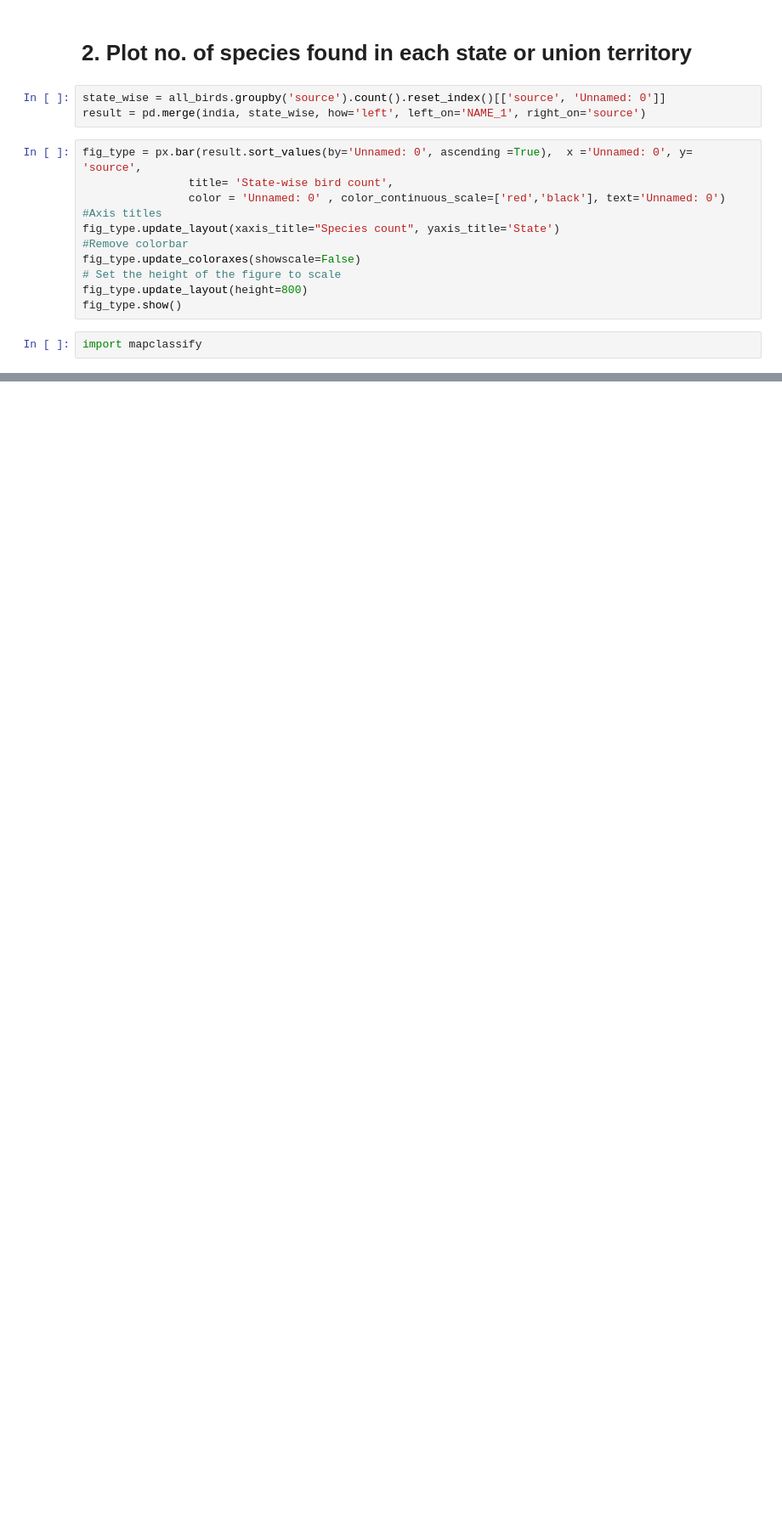
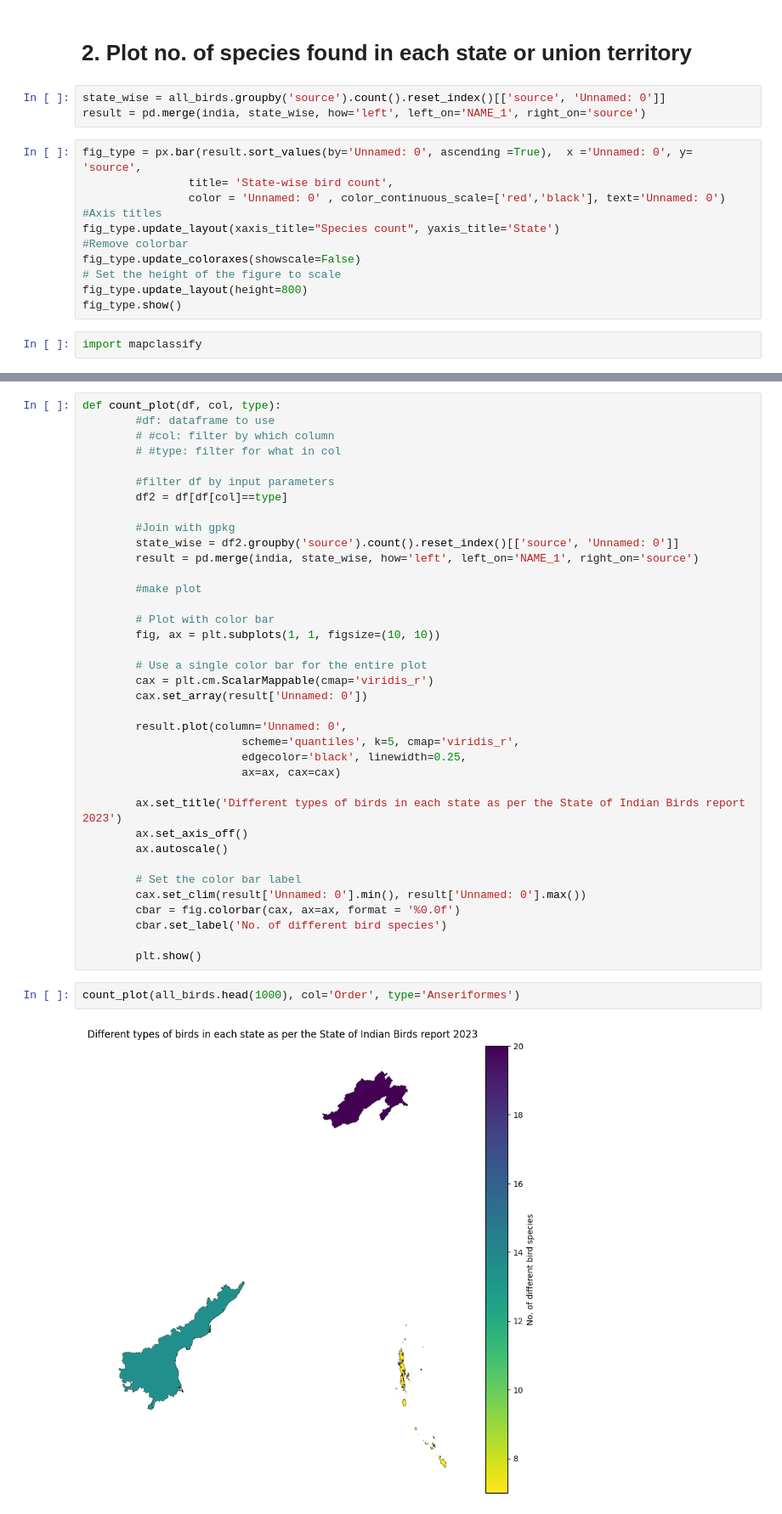
Before and after one commit to Adhikari-Priyanka/birds_vis, a Jupyter notebook: data_vis1.ipynb, the cells around one changed output, grey strips where cells are left out. Shown at 85% size. Saved outputs shown, nothing was run; the diff lists cells and outputs as text; blank space fills up the shorter version.

```diff
--- a/data_vis1.ipynb
+++ b/data_vis1.ipynb
@@ -37,0 +213,41 @@ plt.show()
+# %%
+def count_plot(df, col, type):
+        #df: dataframe to use
+        # #col: filter by which column
+        # #type: filter for what in col
+
+        #filter df by input parameters
+        df2 = df[df[col]==type]
+
+        #Join with gpkg
+        state_wise = df2.groupby('source').count().reset_index()[['source', 'Unnamed: 0']]
+        result = pd.merge(india, state_wise, how='left', left_on='NAME_1', right_on='source')
+
+        #make plot
+
+        # Plot with color bar
+        fig, ax = plt.subplots(1, 1, figsize=(10, 10))
+
+        # Use a single color bar for the entire plot
+        cax = plt.cm.ScalarMappable(cmap='viridis_r')
+        cax.set_array(result['Unnamed: 0'])
+
+        result.plot(column='Unnamed: 0',
+                        scheme='quantiles', k=5, cmap='viridis_r',
+                        edgecolor='black', linewidth=0.25,
+                        ax=ax, cax=cax)
+
+        ax.set_title('Different types of birds in each state as per the State of Indian Birds report 2023')
+        ax.set_axis_off()
+        ax.autoscale()
+
+        # Set the color bar label
+        cax.set_clim(result['Unnamed: 0'].min(), result['Unnamed: 0'].max())
+        cbar = fig.colorbar(cax, ax=ax, format = '%0.0f')
+        cbar.set_label('No. of different bird species')
+
+        plt.show()
+# %%
+count_plot(all_birds.head(1000), col='Order', type='Anseriformes')
+# %% [output]
+[figure, added]
```
Also changed, not shown: parts of 14 cells of this notebook, 4 other files.
